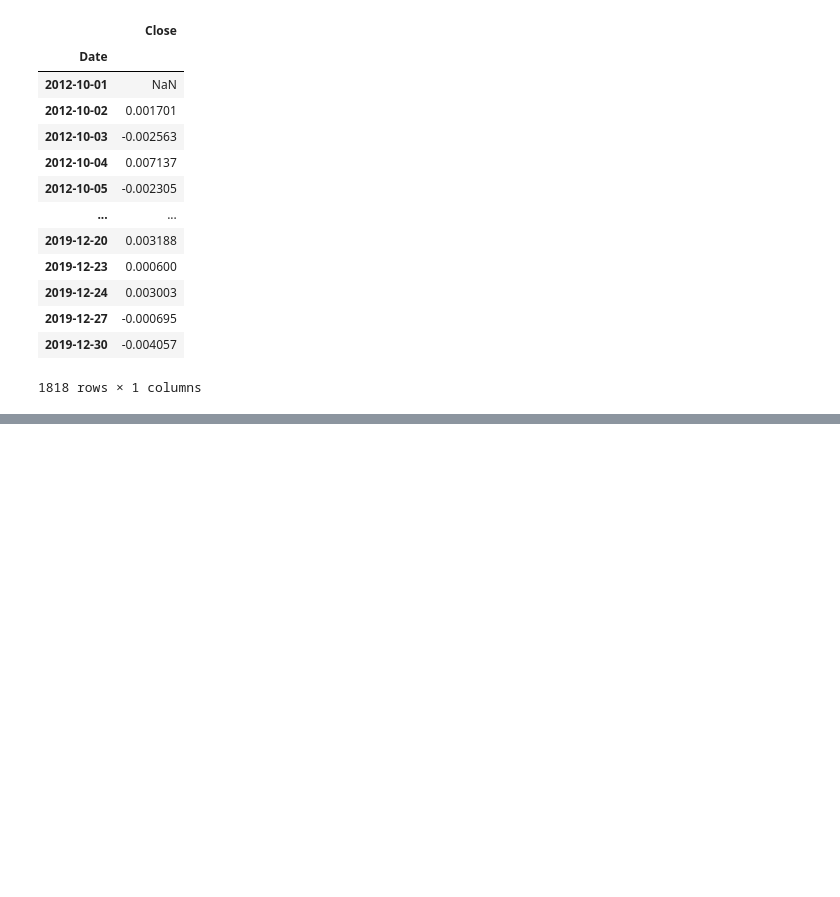
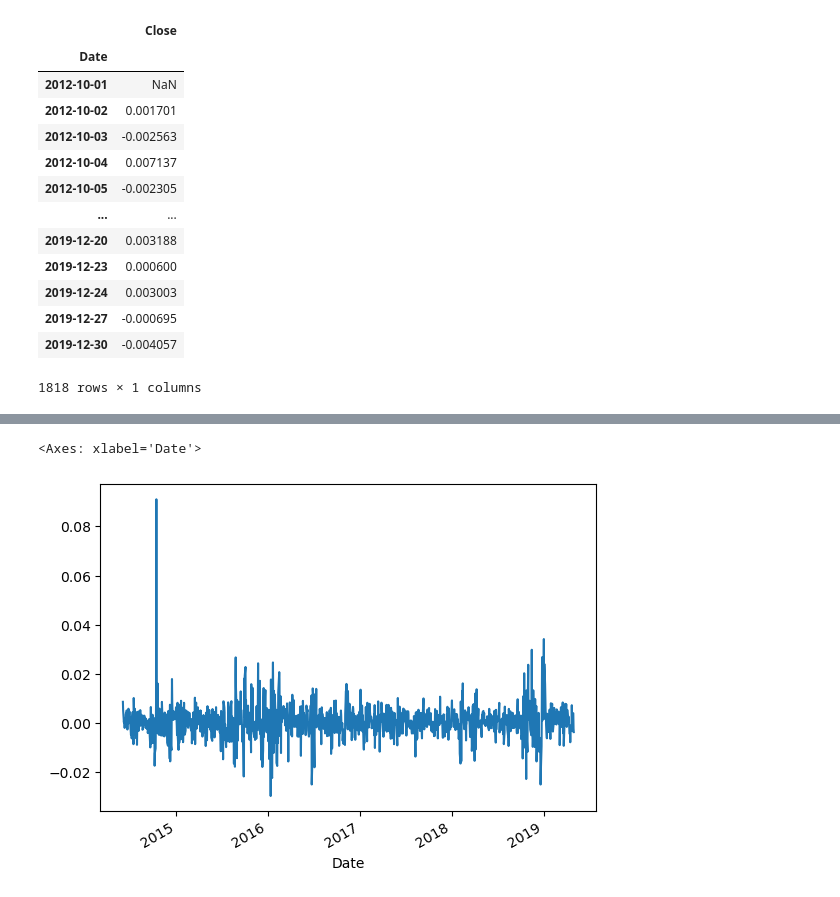
Before and after one commit to sophiepearldgn/Module-4, a Jupyter notebook: Module4.ipynb, the cells around one changed output, grey strips where cells are left out. Cells and saved outputs as stored; diff of their text form; code cells hidden in the pictures; blank space fills up the shorter version.

```diff
--- a/Module4.ipynb
+++ b/Module4.ipynb
@@ -294,0 +344,5 @@ ValueError: The truth value of a DataFrame is ambiguous. Use a.empty, a.bool(),
+# %%
+# daily returns trading algorithms portfolio for 2 equally weighted assets
+weights2 = [0.5, 0.5]
+algo_portfolio_returns = algo_returns2.dot(weights2)
+algo_portfolio_returns
@@ -294,0 +363,6 @@ ValueError: The truth value of a DataFrame is ambiguous. Use a.empty, a.bool(),
+# %%
+# plot daily returns over 5 years
+algo_portfolio_returns.plot()
+# %% [output]
+<Axes: xlabel='Date'>
+[figure, added]
```
Also changed, not shown: parts of 22 cells of this notebook.
